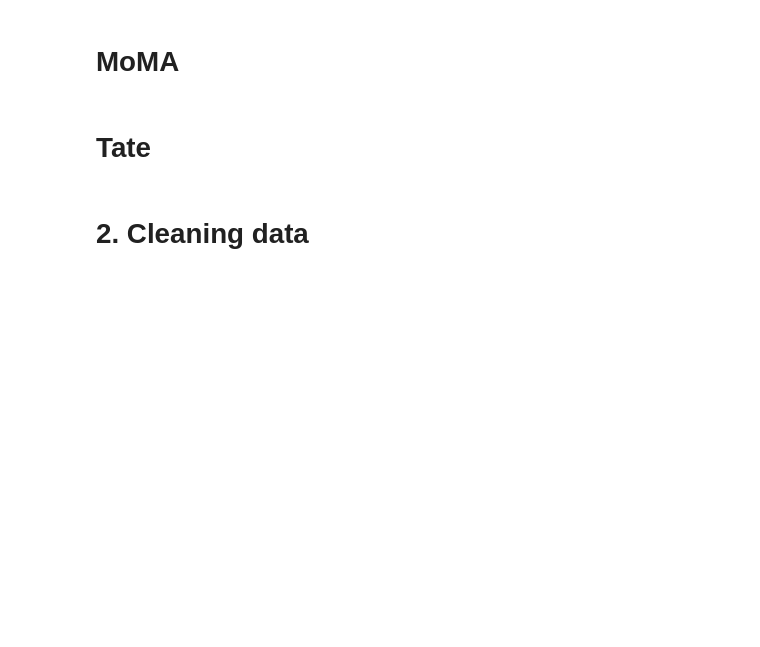
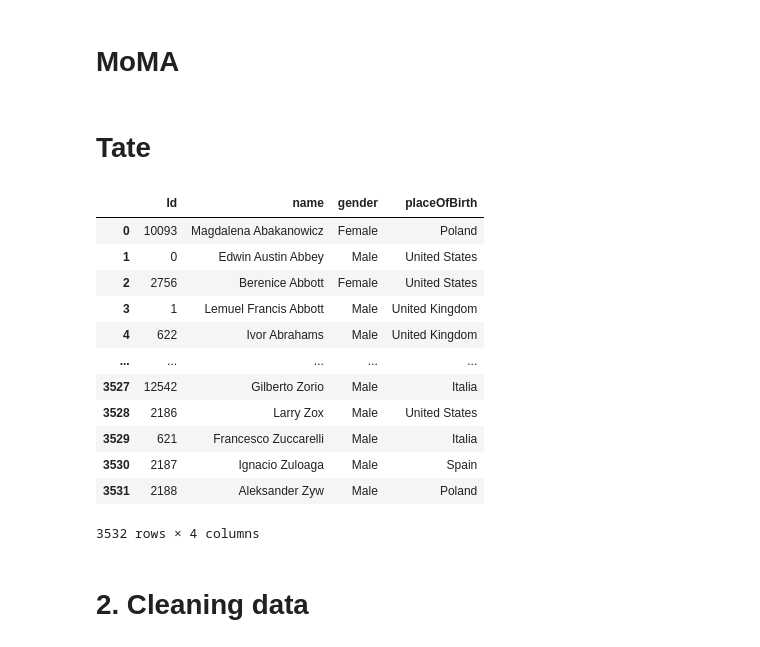
Before and after one commit to Fran-cesca/Art, a Jupyter notebook: Final.ipynb, the cells around one changed output. Cells and saved outputs as stored; diff of their text form; code cells hidden in the pictures; blank space fills up the shorter version.

```diff
--- a/Final.ipynb
+++ b/Final.ipynb
@@ -47,13 +47,30 @@ MoMA = MoMA.rename(columns = {'ConstituentID':'Id', 'BeginDate':'BirthDate', 'En
 # %%
 spreadsheet = pd.read_csv('https://raw.githubusercontent.com/tategallery/collection/master/artwork_data.csv')
 Tate_artworks = spreadsheet[['artist', 'artistId', 'title', 'year', 'acquisitionYear']]
-Tate_artworks = Tate_artworks.rename(columns = {'artistId':'id'})
-Tate_artworks['id'] = Tate_artworks['id'].astype(str)
+Tate_artworks = Tate_artworks.rename(columns = {'artistId':'Id'})
+Tate_artworks['Id'] = Tate_artworks['Id'].astype(str)
 Tate_artists = pd.read_csv('https://raw.githubusercontent.com/tategallery/collection/master/artist_data.csv')
 Tate_artists = Tate_artists[['id', 'name', 'gender', 'placeOfBirth']]
-Tate_artists["id"] = Tate_artists["id"].astype(str)
-Tate = pd.merge(Tate_artworks,Tate_artists[['id', 'gender']], on = 'id', how = 'left')
-Tate = Tate.rename(columns = {'artist':'Artist', 'id':'Id', 'title':'Title','year':'Date', 'acquisitionYear':'DateAcquired', 'gender':'Gender'})
+Tate_artists = Tate_artists.rename(columns = {'id':'Id'})
+Tate_artists["Id"] = Tate_artists["Id"].astype(str)
+Tate = pd.merge(Tate_artworks,Tate_artists[['Id', 'gender']], on = 'Id', how = 'left')
+Tate = Tate.rename(columns = {'artist':'Artist', 'title':'Title','year':'Date', 'acquisitionYear':'DateAcquired', 'gender':'Gender'})
+# %%
+display(Tate_artists)
+# %% [output]
+|  | Id | name | gender | placeOfBirth |
+| 0 | 10093 | Magdalena Abakanowicz | Female | Poland |
+| 1 | 0 | Edwin Austin Abbey | Male | United States |
+| 2 | 2756 | Berenice Abbott | Female | United States |
+| 3 | 1 | Lemuel Francis Abbott | Male | United Kingdom |
+| 4 | 622 | Ivor Abrahams | Male | United Kingdom |
+| ... | ... | ... | ... | ... |
+| 3527 | 12542 | Gilberto Zorio | Male | Italia |
+| 3528 | 2186 | Larry Zox | Male | United States |
+| 3529 | 621 | Francesco Zuccarelli | Male | Italia |
+| 3530 | 2187 | Ignacio Zuloaga | Male | Spain |
+| 3531 | 2188 | Aleksander Zyw | Male | Poland |
+3532 rows × 4 columns
 # %% [markdown]
 # 2. Cleaning data
 # %% [markdown]
```
Also changed, not shown: parts of 13 cells of this notebook, 1 other file.
